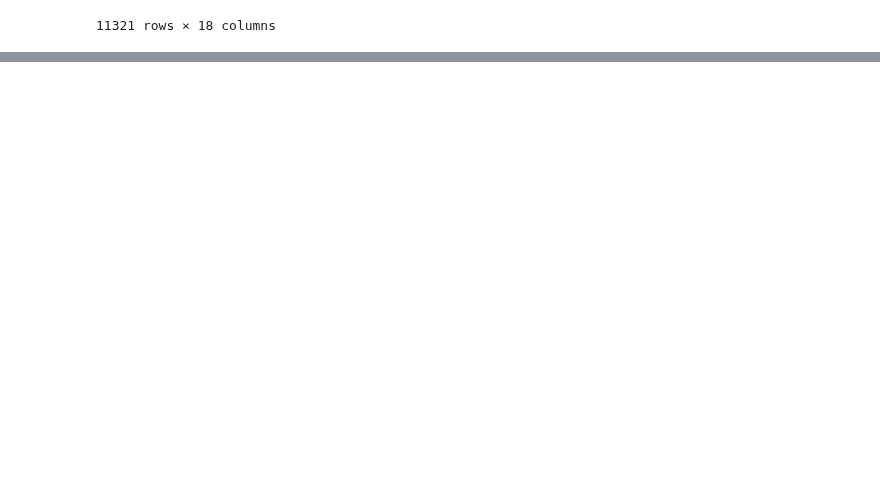
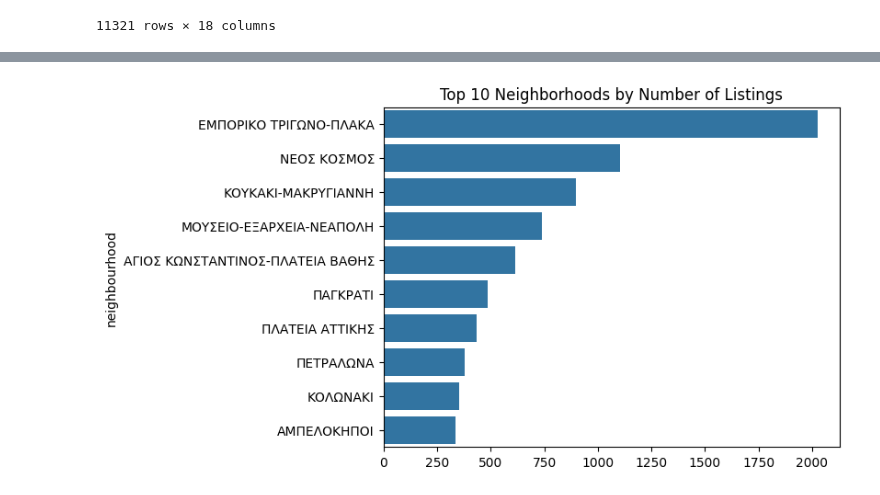
Before and after one commit to TarasVolianskyi/analysis_EDA, a Jupyter notebook: airbnb_analysis.ipynb, the cells around one changed output, grey strips where cells are left out. Cells and saved outputs as stored; diff of their text form; code cells hidden in the pictures; blank space fills up the shorter version.

```diff
--- a/airbnb_analysis.ipynb
+++ b/airbnb_analysis.ipynb
@@ -80,0 +135,7 @@ df1.describe()
+# %%
+top_neighbourhoods = df1['neighbourhood'].value_counts().head(10)
+sns.barplot(y=top_neighbourhoods.index, x=top_neighbourhoods.values)
+plt.title('Top 10 Neighborhoods by Number of Listings')
+plt.show()
+# %% [output]
+[figure, added]
```
Also changed, not shown: parts of 26 cells of this notebook.
